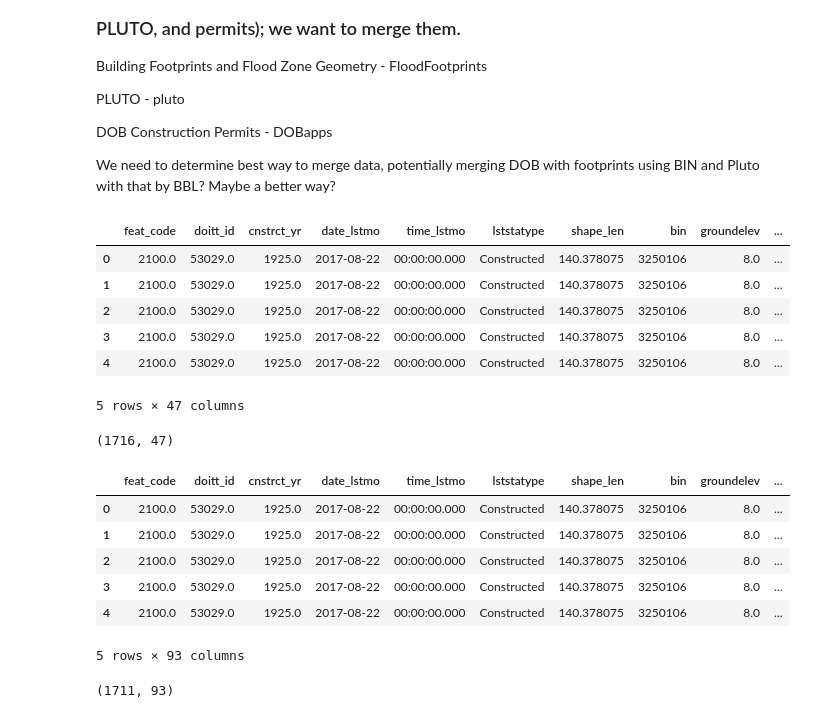
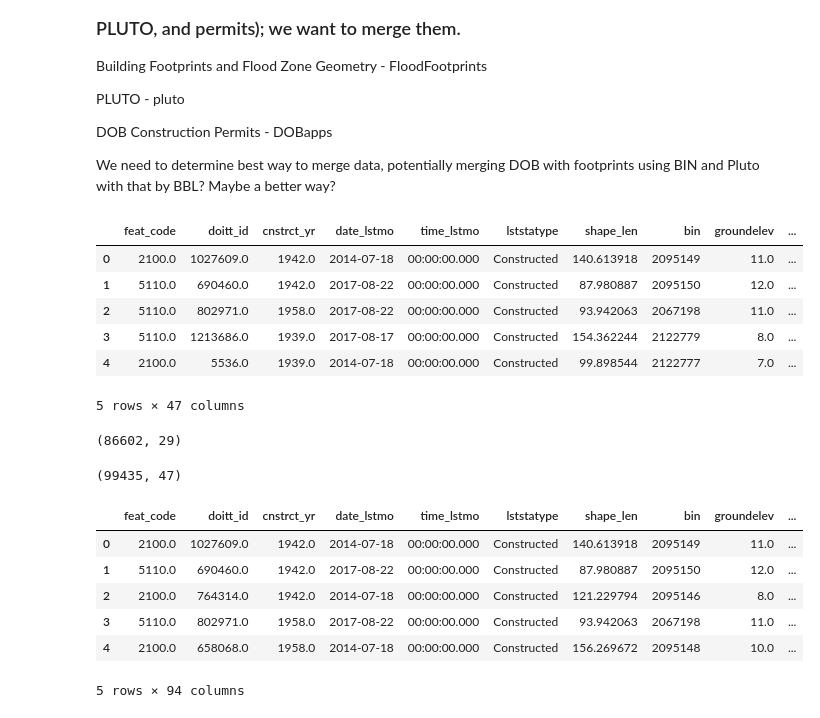
Before and after one commit to davidhhk1994/Civic_Final_Project, a Jupyter notebook: Basemapping Exercise.ipynb, the cells around one changed output. Drawn from its saved outputs; the diff is of its cells as text; code cells hidden in the pictures.

```diff
--- a/Basemapping Exercise.ipynb
+++ b/Basemapping Exercise.ipynb
@@ -316,7 +343,9 @@ pluto.head()
 os.system("mv rows.csv DOBapps.csv")
 # %%
 # Read in DOB Job Application Filings
-DOBapps = pd.read_csv('DOBapps.csv', dtype={'Block': object,'Lot': object,'Bin #':object})
+DOBapps = pd.read_csv('DOBapps.csv',
+                      dtype={'Block': object,'Lot': object,
+                             'Bin #':object})
 DOBapps.shape
 # %% [output]
 (323325, 82)
@@ -421,36 +450,36 @@ DOB Construction Permits - DOBapps
 We need to determine best way to merge data, potentially merging DOB with footprints using BIN and Pluto with that by BBL? Maybe a better way?
 # %%
 # Merging DOB Construction Permits with Footprints
-BF_merge2 = pd.merge(FloodFootprints, DOBapps, left_on='bin', right_on='Bin #')
+BF_merge2 = pd.merge(FloodFootprints, DOBapps, left_on='bin', right_on='Bin #', how='left')
 # %%
 BF_merge2.head()
 # %% [output]
 |  | feat_code | doitt_id | cnstrct_yr | date_lstmo | time_lstmo | lststatype | shape_len | bin | groundelev | ... |
-| 0 | 2100.0 | 53029.0 | 1925.0 | 2017-08-22 | 00:00:00.000 | Constructed | 140.378075 | 3250106 | 8.0 | ... |
-| 1 | 2100.0 | 53029.0 | 1925.0 | 2017-08-22 | 00:00:00.000 | Constructed | 140.378075 | 3250106 | 8.0 | ... |
-| 2 | 2100.0 | 53029.0 | 1925.0 | 2017-08-22 | 00:00:00.000 | Constructed | 140.378075 | 3250106 | 8.0 | ... |
-| 3 | 2100.0 | 53029.0 | 1925.0 | 2017-08-22 | 00:00:00.000 | Constructed | 140.378075 | 3250106 | 8.0 | ... |
-| 4 | 2100.0 | 53029.0 | 1925.0 | 2017-08-22 | 00:00:00.000 | Constructed | 140.378075 | 3250106 | 8.0 | ... |
+| 0 | 2100.0 | 1027609.0 | 1942.0 | 2014-07-18 | 00:00:00.000 | Constructed | 140.613918 | 2095149 | 11.0 | ... |
+| 1 | 5110.0 | 690460.0 | 1942.0 | 2017-08-22 | 00:00:00.000 | Constructed | 87.980887 | 2095150 | 12.0 | ... |
+| 2 | 5110.0 | 802971.0 | 1958.0 | 2017-08-22 | 00:00:00.000 | Constructed | 93.942063 | 2067198 | 11.0 | ... |
+| 3 | 5110.0 | 1213686.0 | 1939.0 | 2017-08-17 | 00:00:00.000 | Constructed | 154.362244 | 2122779 | 8.0 | ... |
+| 4 | 2100.0 | 5536.0 | 1939.0 | 2014-07-18 | 00:00:00.000 | Constructed | 99.898544 | 2122777 | 7.0 | ... |
 5 rows × 47 columns
+# %%
+FloodFootprints.shape
+# %% [output]
+(86602, 29)
 # %%
 BF_merge2.shape
 # %% [output]
-(1716, 47)
+(99435, 47)
 # %%
 # Merge Pluto Data to Building Footprints
 # %%
-three_way2 = pd.merge(BF_merge2, pluto, left_on='BBL', right_on='BBL')
+three_way = pd.merge(BF_merge2, pluto, left_on='bbl', right_on='BBL')
 # %%
-three_way2.head()
+three_way.head()
 # %% [output]
 |  | feat_code | doitt_id | cnstrct_yr | date_lstmo | time_lstmo | lststatype | shape_len | bin | groundelev | ... |
-| 0 | 2100.0 | 53029.0 | 1925.0 | 2017-08-22 | 00:00:00.000 | Constructed | 140.378075 | 3250106 | 8.0 | ... |
-| 1 | 2100.0 | 53029.0 | 1925.0 | 2017-08-22 | 00:00:00.000 | Constructed | 140.378075 | 3250106 | 8.0 | ... |
-| 2 | 2100.0 | 53029.0 | 1925.0 | 2017-08-22 | 00:00:00.000 | Constructed | 140.378075 | 3250106 | 8.0 | ... |
-| 3 | 2100.0 | 53029.0 | 1925.0 | 2017-08-22 | 00:00:00.000 | Constructed | 140.378075 | 3250106 | 8.0 | ... |
-| 4 | 2100.0 | 53029.0 | 1925.0 | 2017-08-22 | 00:00:00.000 | Constructed | 140.378075 | 3250106 | 8.0 | ... |
+| 0 | 2100.0 | 1027609.0 | 1942.0 | 2014-07-18 | 00:00:00.000 | Constructed | 140.613918 | 2095149 | 11.0 | ... |
+| 1 | 5110.0 | 690460.0 | 1942.0 | 2017-08-22 | 00:00:00.000 | Constructed | 87.980887 | 2095150 | 12.0 | ... |
+| 2 | 2100.0 | 764314.0 | 1942.0 | 2014-07-18 | 00:00:00.000 | Constructed | 121.229794 | 2095146 | 8.0 | ... |
+| 3 | 5110.0 | 802971.0 | 1958.0 | 2017-08-22 | 00:00:00.000 | Constructed | 93.942063 | 2067198 | 11.0 | ... |
+| 4 | 2100.0 | 658068.0 | 1958.0 | 2014-07-18 | 00:00:00.000 | Constructed | 156.269672 | 2095148 | 10.0 | ... |
-5 rows × 93 columns
+5 rows × 94 columns
-# %%
-three_way2.shape
-# %% [output]
-(1711, 93)
```
Also changed, not shown: parts of 21 cells of this notebook.
